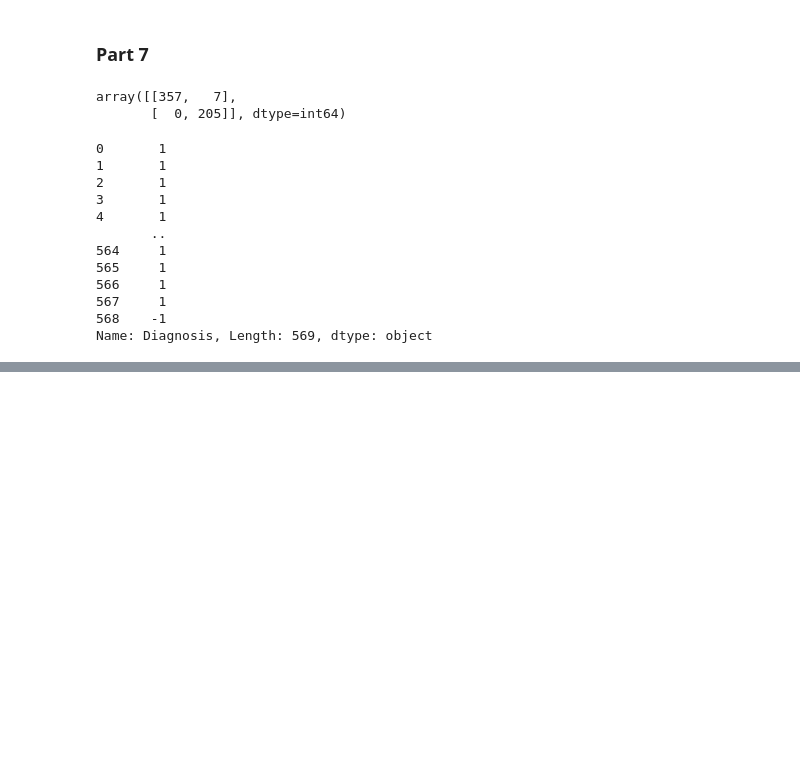
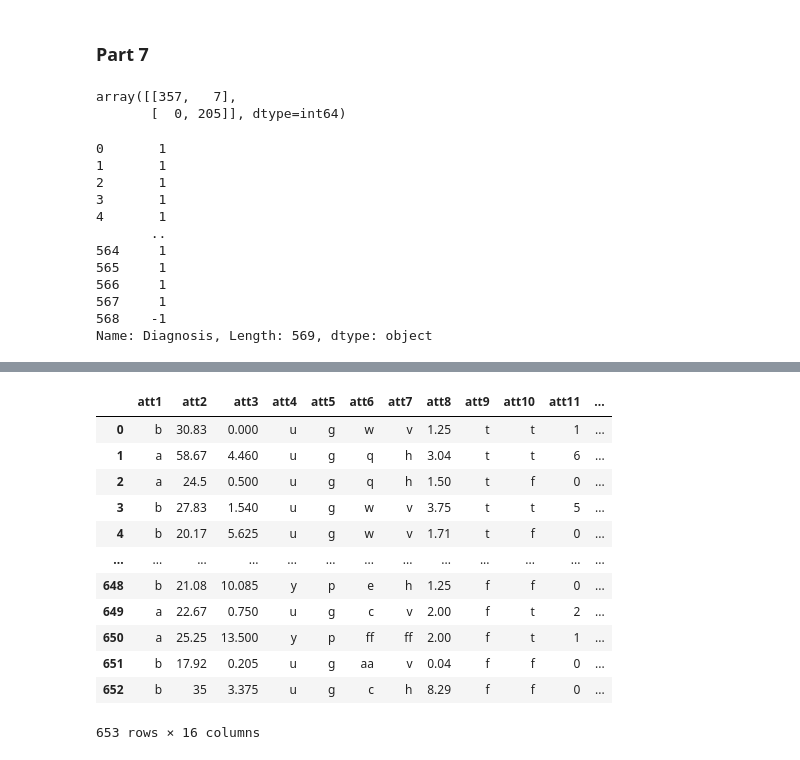
Before and after one commit to H24061024/2022MachineLearningHW, a Jupyter notebook: HW1/HW1_RE6111058.ipynb, the cells around one changed output, grey strips where cells are left out. Drawn from its saved outputs; the diff is of its cells as text; code cells hidden in the pictures; blank space fills up the shorter version.

```diff
--- a/HW1/HW1_RE6111058.ipynb
+++ b/HW1/HW1_RE6111058.ipynb
@@ -169,9 +169,9 @@ t_np_df=np_normalized_df.transpose(1,0)
 # %%
 from numpy.linalg import inv
 def least_squares(df,label):
-    temp_df=np.matmul(df.transpose(1,0),df)
+    temp_df=np.matmul(df.transpose(),df)
     temp_inv=inv(np.matrix(temp_df))
-    output_df=np.matmul(temp_inv,df.transpose(1,0))
+    output_df=np.matmul(temp_inv,df.transpose())
     output_df=np.matmul(output_df,label)
     return output_df
 # %%
@@ -280,9 +280,9 @@ def minimize_linear_classifier(beta,df,label):
                 for g in range(0,len(beta)):
                     if g == (len(beta)-1):
                         if shuf_df.iloc[i][j]>=0:
-                            temp_beta[g]=temp_beta[g]-30
+                            temp_beta[g]=temp_beta[g]-1#if use data(crx) -> 1 ,else ->30
                         else:
-                            temp_beta[g]=temp_beta[g]+30
+                            temp_beta[g]=temp_beta[g]+1#if use data(crx) -> 1 ,else ->30
                     else:
                         if shuf_df.iloc[i][j]>=0:
                             temp_beta[g]=temp_beta[g]-1
@@ -297,9 +297,9 @@ def minimize_linear_classifier(beta,df,label):
                 for g in range(0,len(beta)):
                     if g == (len(beta)-1):
                         if shuf_df.iloc[i][j]>=0:
-                            temp_beta[g]=temp_beta[g]+30
+                            temp_beta[g]=temp_beta[g]+1#if use data(crx) -> 1 ,else ->30
                         else:
-                            temp_beta[g]=temp_beta[g]-30
+                            temp_beta[g]=temp_beta[g]-1#if use data(crx) -> 1 ,else ->30
                     else:
                         if shuf_df.iloc[i][j]>=0:
                             temp_beta[g]=temp_beta[g]+1
@@ -344,9 +344,9 @@ def slack_minimize_linear_classifier(slack_C,beta,df,label):
                 for g in range(0,len(beta)):
                     if g == (len(beta)-1):
                         if shuf_df.iloc[i][j]>=0:
-                            temp_beta[g]=temp_beta[g]-30
+                            temp_beta[g]=temp_beta[g]-1#if use data(crx) -> 1 ,else ->30
                         else:
-                            temp_beta[g]=temp_beta[g]+30
+                            temp_beta[g]=temp_beta[g]+1#if use data(crx) -> 1 ,else ->30
                     else:
                         if shuf_df.iloc[i][j]>=0:
                             temp_beta[g]=temp_beta[g]-1
@@ -361,9 +361,9 @@ def slack_minimize_linear_classifier(slack_C,beta,df,label):
                 for g in range(0,len(beta)):
                     if g == (len(beta)-1):
                         if shuf_df.iloc[i][j]>=0:
-                            temp_beta[g]=temp_beta[g]+30
+                            temp_beta[g]=temp_beta[g]+1#if use data(crx) -> 1 ,else ->30
                         else:
-                            temp_beta[g]=temp_beta[g]-30
+                            temp_beta[g]=temp_beta[g]-1#if use data(crx) -> 1 ,else ->30
                     else:
                         if shuf_df.iloc[i][j]>=0:
                             temp_beta[g]=temp_beta[g]+1
@@ -416,0 +433,23 @@ Name: Diagnosis, Length: 569, dtype: object
+# %%
+crx=crx.replace("?",np.nan)
+crx=crx.dropna()
+index = []
+for i in range(crx.shape[0]):
+    index.append(i)
+crx.index = index
+# %%
+crx
+# %% [output]
+|  | att1 | att2 | att3 | att4 | att5 | att6 | att7 | att8 | att9 | att10 | att11 | ... |
+| 0 | b | 30.83 | 0.000 | u | g | w | v | 1.25 | t | t | 1 | ... |
+| 1 | a | 58.67 | 4.460 | u | g | q | h | 3.04 | t | t | 6 | ... |
+| 2 | a | 24.5 | 0.500 | u | g | q | h | 1.50 | t | f | 0 | ... |
+| 3 | b | 27.83 | 1.540 | u | g | w | v | 3.75 | t | t | 5 | ... |
+| 4 | b | 20.17 | 5.625 | u | g | w | v | 1.71 | t | f | 0 | ... |
+| ... | ... | ... | ... | ... | ... | ... | ... | ... | ... | ... | ... | ... |
+| 648 | b | 21.08 | 10.085 | y | p | e | h | 1.25 | f | f | 0 | ... |
+| 649 | a | 22.67 | 0.750 | u | g | c | v | 2.00 | f | t | 2 | ... |
+| 650 | a | 25.25 | 13.500 | y | p | ff | ff | 2.00 | f | t | 1 | ... |
+| 651 | b | 17.92 | 0.205 | u | g | aa | v | 0.04 | f | f | 0 | ... |
+| 652 | b | 35 | 3.375 | u | g | c | h | 8.29 | f | f | 0 | ... |
+653 rows × 16 columns
```
Also changed, not shown: parts of 33 cells of this notebook.
